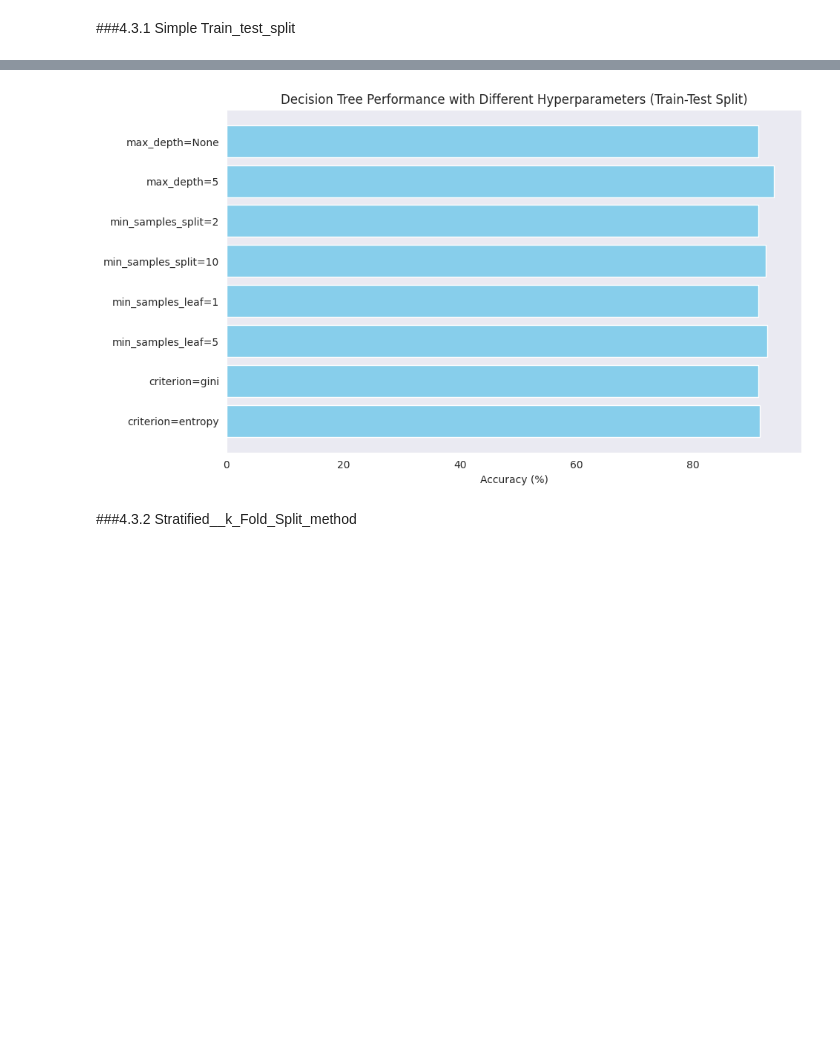
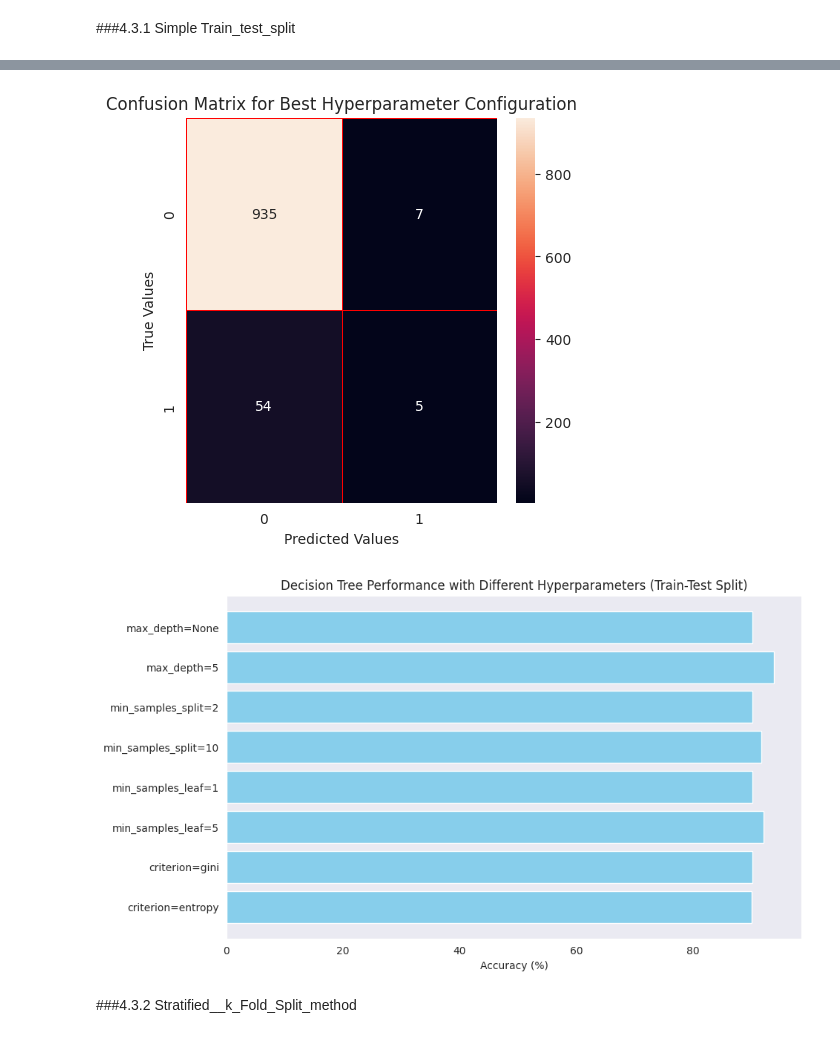
Before and after one commit to YasminaNasser/Stroke-Prediction-Data-Mining, a Jupyter notebook: Stroke_Prediction_Phase_2.ipynb, the cells around one changed output, grey strips where cells are left out. Drawn from its saved outputs; the diff is of its cells as text; code cells hidden in the pictures; blank space fills up the shorter version.

```diff
--- a/Stroke_Prediction_Phase_2.ipynb
+++ b/Stroke_Prediction_Phase_2.ipynb
@@ -751,6 +909,5 @@ for col in columns_with_outliers:
 
 ##4.1 Loading Preprocessed and Cleaned Dataset
 # %%
-df_ready=pd.read_csv("/content/dataset_after_preprocessing.csv")
+df_ready=pd.read_csv("/content/dataset_after_handling_outliers.csv")
 df_ready.head()
-df_ready.to_csv('dataset_after_preprocessing.csv', index=False)
@@ -803,6 +967,7 @@ def train_val_test_split_method(X, y, val_size=0.2, test_size=0.2, random_state=
 import pandas as pd
 import numpy as np
 import matplotlib.pyplot as plt
+import seaborn as sns
 from sklearn.tree import DecisionTreeClassifier
 from sklearn.metrics import accuracy_score, classification_report, confusion_matrix
 from sklearn.model_selection import train_test_split
@@ -814,6 +979,8 @@ X_train, X_test, y_train, y_test = train_test_split(X, y, test_size=0.2, random_
 
 # Initialize a dictionary to store accuracy results
 accuracy_results = {}
+method_names = []  # List to store method names
+method_scores = []  # List to store method scores
 
 # Function to evaluate the model
 def evaluate_model(y_true, y_pred, dataset_name):
@@ -825,26 +992,7 @@ def evaluate_model(y_true, y_pred, dataset_name):
     class_report = classification_report(y_true, y_pred, target_names=['No Stroke', 'Stroke'], output_dict=True)
     cm = confusion_matrix(y_true, y_pred)
 
-    # # Display results
-    # print("=" * 50)
-    # print(f"{dataset_name} Evaluation Results")
-    # print("=" * 50)
-    # print(f"Accuracy: {accuracy * 100:.2f}%\n")
-
-    # Print classification report as a table
-    class_report_df = pd.DataFrame(class_report).transpose()
-    # print("Classification Report:")
-    # print(class_report_df.round(2), "\n")
-
-    # # Display confusion matrix as a table
-    # cm_df = pd.DataFrame(cm,
-    #                      index=['Actual: No Stroke', 'Actual: Stroke'],
-    #                      columns=['Predicted: No Stroke', 'Predicted: Stroke'])
-    # print("Confusion Matrix:")
-    # print(cm_df)
-    # print("=" * 50)
-
-    return accuracy
+    return accuracy, cm, class_report
 
 # Function to evaluate model with different hyperparameters
 def evaluate_with_hyperparameters():
@@ -862,8 +1010,6 @@ def evaluate_with_hyperparameters():
         "criterion=entropy": {"criterion": "entropy"}
     }
 
-
-
     # Evaluate each hyperparameter combination
     for name, params in hyperparameters.items():
         print(f"Evaluating: {name}")
@@ -873,33 +1019,54 @@ def evaluate_with_hyperparameters():
         # Make predictions on the test set
         y_pred = clf.predict(X_test)
 
-        # # Get accuracy for test set
-        # print(f"Evaluating: {name}")
-        test_accuracy = evaluate_model(y_test, y_pred, "Test Set")
+        # Get accuracy, confusion matrix, and classification report
+        accuracy, cm, class_report = evaluate_model(y_test, y_pred, "Test Set")
 
         # Store the results
-        accuracy_results[name] = test_accuracy
+        accuracy_results[name] = (accuracy, cm, class_report)
 
 # Run the evaluation
 evaluate_with_hyperparameters()
 
 # Identify the best configuration
-best_config = max(accuracy_results, key=accuracy_results.get)
-best_accuracy_simple_split = accuracy_results[best_config]
+best_config = max(accuracy_results, key=lambda x: accuracy_results[x][0])
+best_accuracy, best_confusion_matrix, best_class_report = accuracy_results[best_config]
 print("=" * 50)
 print("Model Evaluation Results Across Hyperparameters")
 print("=" * 50)
 
-for name, accuracy in accuracy_results.items():
+for name, (accuracy, _, _) in accuracy_results.items():
     print(f"{name}: {accuracy * 100:.2f}% accuracy")
 
 print("=" * 50)
-print(f"Best Hyperparameter Configuration: {best_config} with accuracy: {best_accuracy_simple_split * 100:.2f}%")
+print(f"Best Hyperparameter Configuration: {best_config} with accuracy: {best_accuracy * 100:.2f}%")
 
+# Print the score for the best configuration in the same format as your example
+print("Decision Tree Classification Score: {:.2f}".format(best_accuracy * 100))
+method_names.append("Decision Tree")
+method_scores.append(best_accuracy * 100)
+
+# Print classification report for the best model
+print("\nClassification Report for Best Model:")
+
+# Convert the classification report to a DataFrame
+class_report_df = pd.DataFrame(best_class_report).transpose()
+
+# Round values to two decimal places for cleaner display
+print(class_report_df.round(2))
+
+
+# Visualize the confusion matrix for the best configuration
+f, ax = plt.subplots(figsize=(5, 5))
+sns.heatmap(best_confusion_matrix, annot=True, linewidths=0.5, linecolor="red", fmt=".0f", ax=ax)
+plt.xlabel("Predicted Values")
+plt.ylabel("True Values")
+plt.title("Confusion Matrix for Best Hyperparameter Configuration")
+plt.show()
 
 # Visualize the comparison of test accuracies
 plt.figure(figsize=(10, 6))
-test_accuracies = [accuracy_results[key] * 100 for key in accuracy_results]
+test_accuracies = [accuracy_results[key][0] * 100 for key in accuracy_results]
 plt.barh(list(accuracy_results.keys()), test_accuracies, color='skyblue')
 plt.xlabel('Accuracy (%)')
 plt.title('Decision Tree Performance with Different Hyperparameters (Train-Test Split)')
@@ -926,4 +1093,5 @@ Best Hyperparameter Configuration: max_depth=5 with accuracy: 93.84%
-[figure, old version]
+[figure, new version]
+[figure, added]
 # %% [markdown]
 ###4.3.2 Stratified__k_Fold_Split_method
 # %%
```
Also changed, not shown: parts of 39 cells of this notebook.
